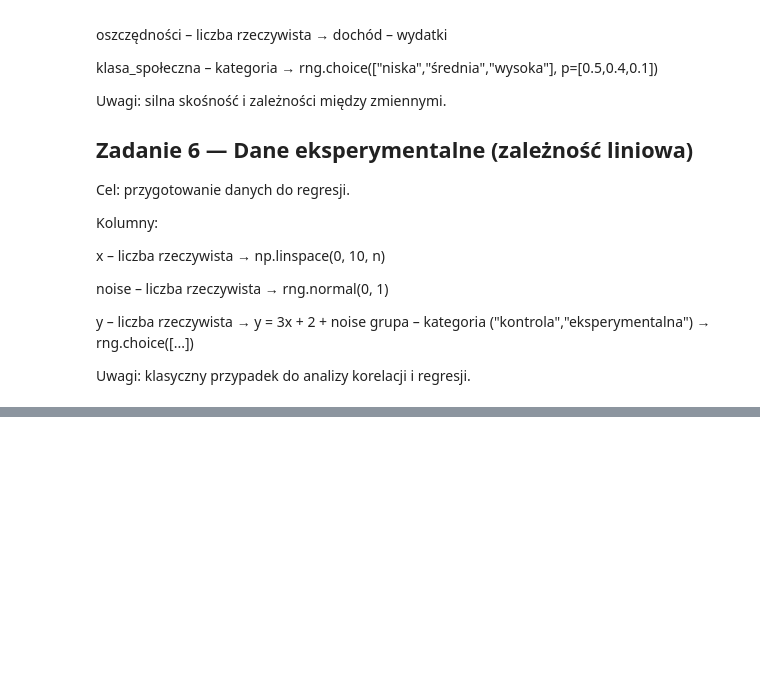
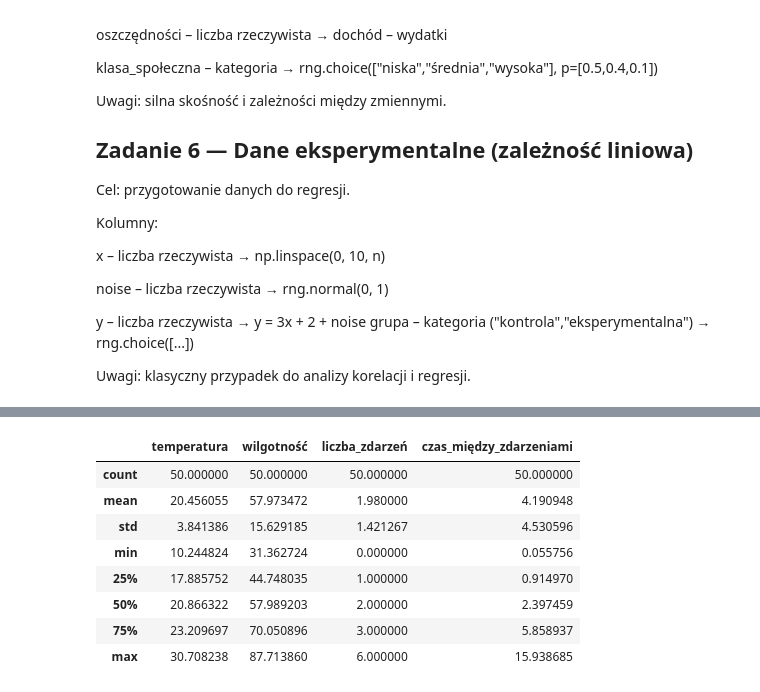
Before and after one commit to Werkxa/KGN_Programowanie2, a Jupyter notebook: Lab/P2Lab06_NumPy_Pandas.ipynb, the cells around one changed output, grey strips where cells are left out. Cells and saved outputs as stored; diff of their text form; code cells hidden in the pictures; blank space fills up the shorter version.

```diff
--- a/Lab/P2Lab06_NumPy_Pandas.ipynb
+++ b/Lab/P2Lab06_NumPy_Pandas.ipynb
@@ -380,0 +465,30 @@ Uwagi: klasyczny przypadek do analizy korelacji i regresji.
+# %%
+#  4
+rng = np.random.default_rng(42)
+n = 50
+
+temp = rng.normal(20, 5, n)
+wilg = rng.uniform(30, 90, n)
+zdarzenia = rng.poisson(2, n)
+czas_miedzy = rng.exponential(5, n)
+
+df4 = pd.DataFrame({
+    "temperatura": temp,
+    "wilgotność": wilg,
+    "liczba_zdarzeń": zdarzenia,
+    "czas_między_zdarzeniami": czas_miedzy
+})
+
+df4.head()
+
+df4.describe()
+# %% [output]
+|  | temperatura | wilgotność | liczba_zdarzeń | czas_między_zdarzeniami |
+| count | 50.000000 | 50.000000 | 50.000000 | 50.000000 |
+| mean | 20.456055 | 57.973472 | 1.980000 | 4.190948 |
+| std | 3.841386 | 15.629185 | 1.421267 | 4.530596 |
+| min | 10.244824 | 31.362724 | 0.000000 | 0.055756 |
+| 25% | 17.885752 | 44.748035 | 1.000000 | 0.914970 |
+| 50% | 20.866322 | 57.989203 | 2.000000 | 2.397459 |
+| 75% | 23.209697 | 70.050896 | 3.000000 | 5.858937 |
+| max | 30.708238 | 87.713860 | 6.000000 | 15.938685 |
```
Also changed, not shown: parts of 6 cells of this notebook.
